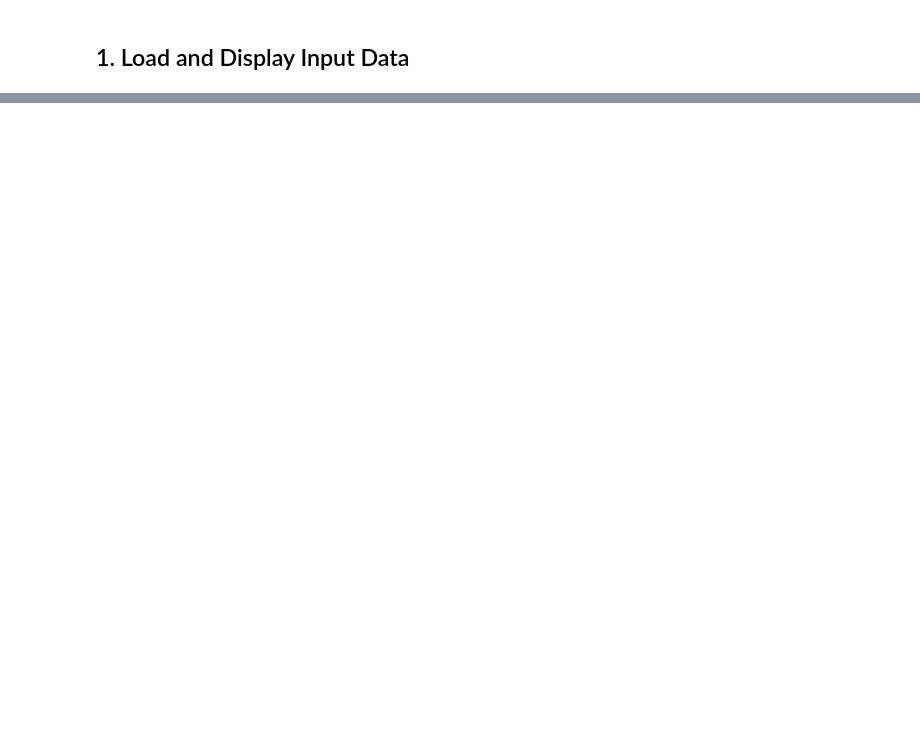
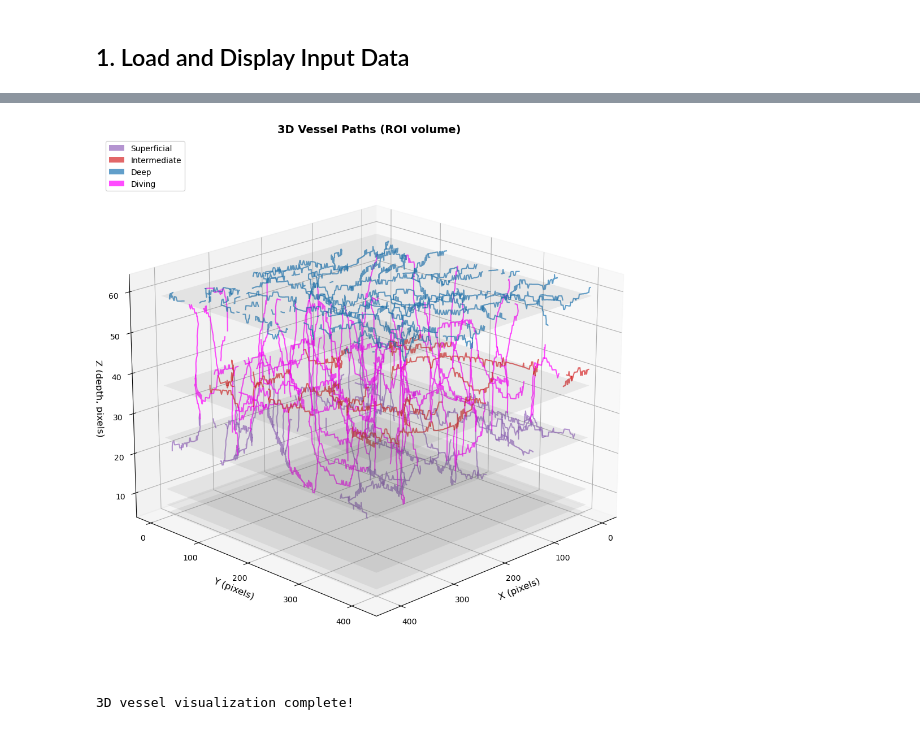
Before and after one commit to mattar13/VascularAnalysis, a Jupyter notebook: notebooks/vessel_analysis_demo.ipynb, the cells around one changed output, grey strips where cells are left out. Saved outputs shown, nothing was run; the diff lists cells and outputs as text; code cells hidden in the pictures; blank space fills up the shorter version.

```diff
--- a/notebooks/vessel_analysis_demo.ipynb
+++ b/notebooks/vessel_analysis_demo.ipynb
@@ -71,0 +92,26 @@ plot_volume_slices(tracer.smoothed, title="Smoothed Volume")
+# %%
+## 3D Visualization of Vessel Paths
+
+# Import the 3D plotting function
+from src.VesselTracer import plot_vessel_paths_3d
+
+# Create 3D plot with smoothed, noodly vessel lines
+# Note: Path smoothing is now handled in the analysis pipeline (step 7b)
+# Smoothing parameters can be configured in the config file or controller.config
+fig_3d, ax_3d = plot_vessel_paths_3d(
+    wt_controller,
+    source='roi',                # Use ROI model data
+    region_colorcode=True,       # Color by vascular layer
+    linewidth=1.5,               # Make lines visible but not too thick
+    alpha=0.7,                   # Semi-transparent lines
+    elev=20,                     # Viewing angle elevation
+    azim=45,                     # Viewing angle azimuth
+    show_region_planes=True      # Show semi-transparent planes at region boundaries
+)
+
+plt.show()
+print("3D vessel visualization complete!")
+print(f"Smoothing was {'enabled' if wt_controller.config.smooth_paths else 'disabled'} with method: {wt_controller.config.smooth_method}")
+# %% [output]
+[figure, added]
+3D vessel visualization complete!
```
Also changed, not shown: parts of 20 cells of this notebook.
